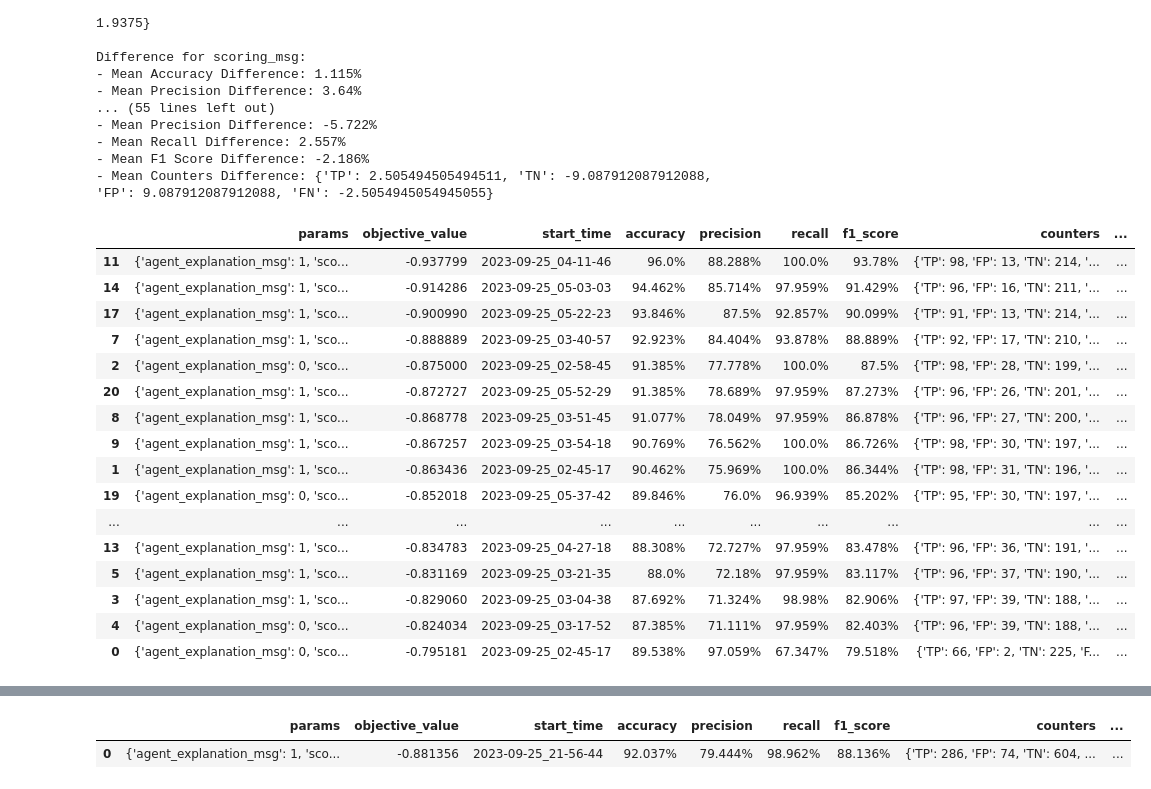
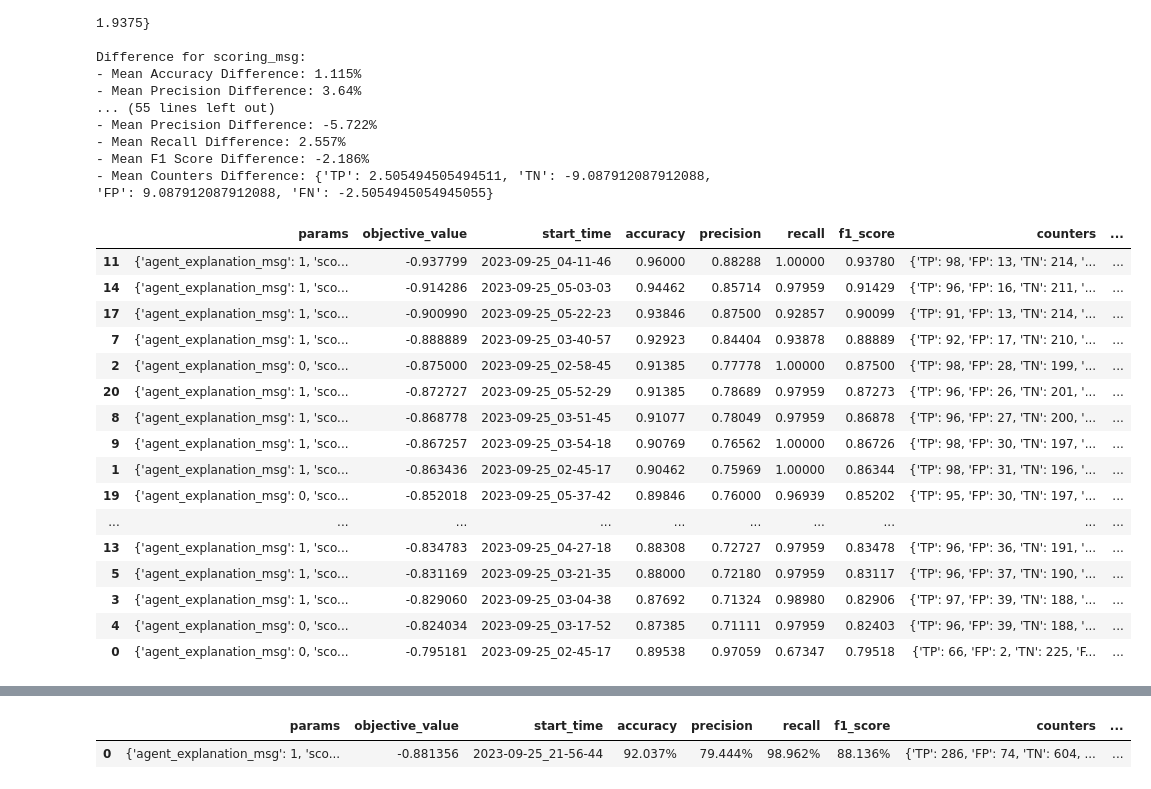
Before and after one commit to Significant-Gravitas/Auto-GPT-Benchmarks, a Jupyter notebook: paper/analysis.ipynb, the cells around one changed output, grey strips where cells are left out. Cells and saved outputs as stored; diff of their text form; code cells hidden in the pictures.

```diff
--- a/paper/analysis.ipynb
+++ b/paper/analysis.ipynb
@@ -265,47 +265,51 @@ Difference for scoring_msg:
 # %%
 import pandas as pd
 
 data_df_path = "results/training_iteration_10/runs_data.df"
 
 training_df = pd.read_pickle(data_df_path)
 
 def ablation_key(param_set):
     values = list(param_set.values())
     if values.count(1) == len(values) - 1 and values.count(0) == 1:
         # Find the key with the value 0 and return it
         for key, value in param_set.items():
             if value == 0:
                 return key
     elif values.count(1) == len(values):
         return "full"
     return None
 
 # Filter rows from main_df using the is_ablation function
 training_df["is_ablation"] = training_df['params'].apply(ablation_key)
 
 # Convert f1_score from percentage string to float if not already done
 training_df['f1_score'] = training_df['f1_score'].str.rstrip('%').astype('float') / 100.0
+training_df['recall'] = training_df['recall'].str.rstrip('%').astype('float') / 100.0
+training_df['precision'] = training_df['precision'].str.rstrip('%').astype('float') / 100.0
+training_df['accuracy'] = training_df['accuracy'].str.rstrip('%').astype('float') / 100.0
+
 
 sorted_training_df = training_df.sort_values(by=['f1_score'], ascending=False)
 
 sorted_training_df
 # %% [output]
 |  | params | objective_value | start_time | accuracy | precision | recall | f1_score | counters | ... |
-| 11 | {'agent_explanation_msg': 1, 'sco... | -0.937799 | 2023-09-25_04-11-46 | 96.0% | 88.288% | 100.0% | 93.78% | {'TP': 98, 'FP': 13, 'TN': 214, '... | ... |
-| 14 | {'agent_explanation_msg': 1, 'sco... | -0.914286 | 2023-09-25_05-03-03 | 94.462% | 85.714% | 97.959% | 91.429% | {'TP': 96, 'FP': 16, 'TN': 211, '... | ... |
-| 17 | {'agent_explanation_msg': 1, 'sco... | -0.900990 | 2023-09-25_05-22-23 | 93.846% | 87.5% | 92.857% | 90.099% | {'TP': 91, 'FP': 13, 'TN': 214, '... | ... |
-| 7 | {'agent_explanation_msg': 1, 'sco... | -0.888889 | 2023-09-25_03-40-57 | 92.923% | 84.404% | 93.878% | 88.889% | {'TP': 92, 'FP': 17, 'TN': 210, '... | ... |
-| 2 | {'agent_explanation_msg': 0, 'sco... | -0.875000 | 2023-09-25_02-58-45 | 91.385% | 77.778% | 100.0% | 87.5% | {'TP': 98, 'FP': 28, 'TN': 199, '... | ... |
-| 20 | {'agent_explanation_msg': 1, 'sco... | -0.872727 | 2023-09-25_05-52-29 | 91.385% | 78.689% | 97.959% | 87.273% | {'TP': 96, 'FP': 26, 'TN': 201, '... | ... |
-| 8 | {'agent_explanation_msg': 1, 'sco... | -0.868778 | 2023-09-25_03-51-45 | 91.077% | 78.049% | 97.959% | 86.878% | {'TP': 96, 'FP': 27, 'TN': 200, '... | ... |
-| 9 | {'agent_explanation_msg': 1, 'sco... | -0.867257 | 2023-09-25_03-54-18 | 90.769% | 76.562% | 100.0% | 86.726% | {'TP': 98, 'FP': 30, 'TN': 197, '... | ... |
-| 1 | {'agent_explanation_msg': 1, 'sco... | -0.863436 | 2023-09-25_02-45-17 | 90.462% | 75.969% | 100.0% | 86.344% | {'TP': 98, 'FP': 31, 'TN': 196, '... | ... |
-| 19 | {'agent_explanation_msg': 0, 'sco... | -0.852018 | 2023-09-25_05-37-42 | 89.846% | 76.0% | 96.939% | 85.202% | {'TP': 95, 'FP': 30, 'TN': 197, '... | ... |
+| 11 | {'agent_explanation_msg': 1, 'sco... | -0.937799 | 2023-09-25_04-11-46 | 0.96000 | 0.88288 | 1.00000 | 0.93780 | {'TP': 98, 'FP': 13, 'TN': 214, '... | ... |
+| 14 | {'agent_explanation_msg': 1, 'sco... | -0.914286 | 2023-09-25_05-03-03 | 0.94462 | 0.85714 | 0.97959 | 0.91429 | {'TP': 96, 'FP': 16, 'TN': 211, '... | ... |
+| 17 | {'agent_explanation_msg': 1, 'sco... | -0.900990 | 2023-09-25_05-22-23 | 0.93846 | 0.87500 | 0.92857 | 0.90099 | {'TP': 91, 'FP': 13, 'TN': 214, '... | ... |
+| 7 | {'agent_explanation_msg': 1, 'sco... | -0.888889 | 2023-09-25_03-40-57 | 0.92923 | 0.84404 | 0.93878 | 0.88889 | {'TP': 92, 'FP': 17, 'TN': 210, '... | ... |
+| 2 | {'agent_explanation_msg': 0, 'sco... | -0.875000 | 2023-09-25_02-58-45 | 0.91385 | 0.77778 | 1.00000 | 0.87500 | {'TP': 98, 'FP': 28, 'TN': 199, '... | ... |
+| 20 | {'agent_explanation_msg': 1, 'sco... | -0.872727 | 2023-09-25_05-52-29 | 0.91385 | 0.78689 | 0.97959 | 0.87273 | {'TP': 96, 'FP': 26, 'TN': 201, '... | ... |
+| 8 | {'agent_explanation_msg': 1, 'sco... | -0.868778 | 2023-09-25_03-51-45 | 0.91077 | 0.78049 | 0.97959 | 0.86878 | {'TP': 96, 'FP': 27, 'TN': 200, '... | ... |
+| 9 | {'agent_explanation_msg': 1, 'sco... | -0.867257 | 2023-09-25_03-54-18 | 0.90769 | 0.76562 | 1.00000 | 0.86726 | {'TP': 98, 'FP': 30, 'TN': 197, '... | ... |
+| 1 | {'agent_explanation_msg': 1, 'sco... | -0.863436 | 2023-09-25_02-45-17 | 0.90462 | 0.75969 | 1.00000 | 0.86344 | {'TP': 98, 'FP': 31, 'TN': 196, '... | ... |
+| 19 | {'agent_explanation_msg': 0, 'sco... | -0.852018 | 2023-09-25_05-37-42 | 0.89846 | 0.76000 | 0.96939 | 0.85202 | {'TP': 95, 'FP': 30, 'TN': 197, '... | ... |
 | ... | ... | ... | ... | ... | ... | ... | ... | ... | ... |
-| 13 | {'agent_explanation_msg': 1, 'sco... | -0.834783 | 2023-09-25_04-27-18 | 88.308% | 72.727% | 97.959% | 83.478% | {'TP': 96, 'FP': 36, 'TN': 191, '... | ... |
-| 5 | {'agent_explanation_msg': 1, 'sco... | -0.831169 | 2023-09-25_03-21-35 | 88.0% | 72.18% | 97.959% | 83.117% | {'TP': 96, 'FP': 37, 'TN': 190, '... | ... |
-| 3 | {'agent_explanation_msg': 1, 'sco... | -0.829060 | 2023-09-25_03-04-38 | 87.692% | 71.324% | 98.98% | 82.906% | {'TP': 97, 'FP': 39, 'TN': 188, '... | ... |
-| 4 | {'agent_explanation_msg': 0, 'sco... | -0.824034 | 2023-09-25_03-17-52 | 87.385% | 71.111% | 97.959% | 82.403% | {'TP': 96, 'FP': 39, 'TN': 188, '... | ... |
-| 0 | {'agent_explanation_msg': 0, 'sco... | -0.795181 | 2023-09-25_02-45-17 | 89.538% | 97.059% | 67.347% | 79.518% | {'TP': 66, 'FP': 2, 'TN': 225, 'F... | ... |
+| 13 | {'agent_explanation_msg': 1, 'sco... | -0.834783 | 2023-09-25_04-27-18 | 0.88308 | 0.72727 | 0.97959 | 0.83478 | {'TP': 96, 'FP': 36, 'TN': 191, '... | ... |
+| 5 | {'agent_explanation_msg': 1, 'sco... | -0.831169 | 2023-09-25_03-21-35 | 0.88000 | 0.72180 | 0.97959 | 0.83117 | {'TP': 96, 'FP': 37, 'TN': 190, '... | ... |
+| 3 | {'agent_explanation_msg': 1, 'sco... | -0.829060 | 2023-09-25_03-04-38 | 0.87692 | 0.71324 | 0.98980 | 0.82906 | {'TP': 97, 'FP': 39, 'TN': 188, '... | ... |
+| 4 | {'agent_explanation_msg': 0, 'sco... | -0.824034 | 2023-09-25_03-17-52 | 0.87385 | 0.71111 | 0.97959 | 0.82403 | {'TP': 96, 'FP': 39, 'TN': 188, '... | ... |
+| 0 | {'agent_explanation_msg': 0, 'sco... | -0.795181 | 2023-09-25_02-45-17 | 0.89538 | 0.97059 | 0.67347 | 0.79518 | {'TP': 66, 'FP': 2, 'TN': 225, 'F... | ... |
 # %%
 import matplotlib.pyplot as plt
```
Also changed, not shown: parts of 14 cells of this notebook, 1 other file.
